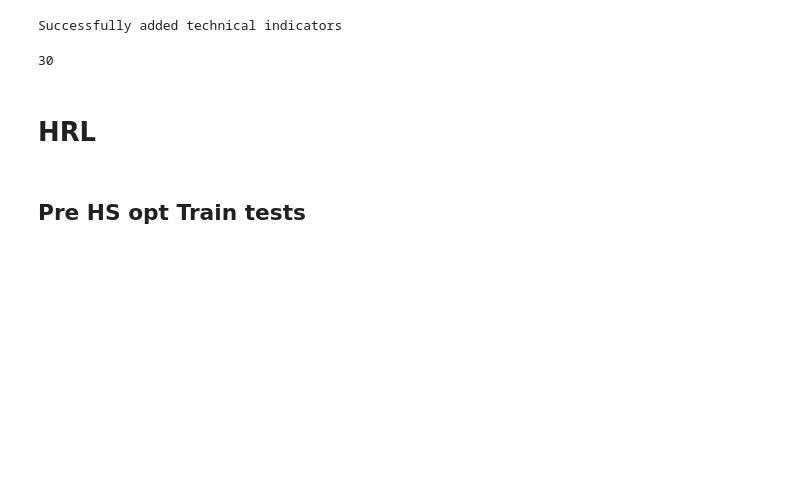
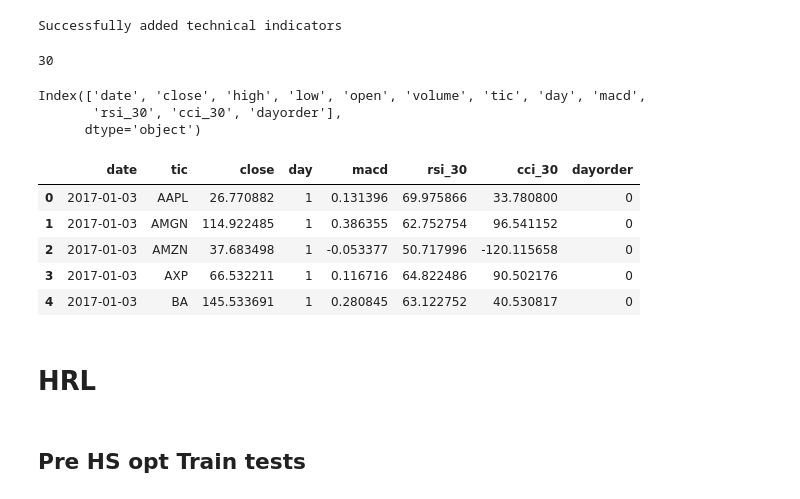
Before and after one commit to andoniiribarren/HRL_MAML_StockTrading, a Jupyter notebook: demo/test_demo_HRL.ipynb, the cells around one changed output. Drawn from its saved outputs; the diff is of its cells as text; code cells hidden in the pictures; blank space fills up the shorter version.

```diff
--- a/demo/test_demo_HRL.ipynb
+++ b/demo/test_demo_HRL.ipynb
@@ -78,6 +78,23 @@ df_test = processed[processed.date >= TEST_START_DATE]
 
 df_train["dayorder"] = df_train["date"].astype("category").cat.codes
 df_test["dayorder"] = df_test["date"].astype("category").cat.codes
+# %%
+df_train.columns
+# %% [output]
+Index(['date', 'close', 'high', 'low', 'open', 'volume', 'tic', 'day', 'macd',
+       'rsi_30', 'cci_30', 'dayorder'],
+      dtype='object')
+# %%
+df_train[['date', 'tic','close',  'day', 'macd','rsi_30', 'cci_30', 'dayorder']].head(
+
+)
+# %% [output]
+|  | date | tic | close | day | macd | rsi_30 | cci_30 | dayorder |
+| 0 | 2017-01-03 | AAPL | 26.770882 | 1 | 0.131396 | 69.975866 | 33.780800 | 0 |
+| 1 | 2017-01-03 | AMGN | 114.922485 | 1 | 0.386355 | 62.752754 | 96.541152 | 0 |
+| 2 | 2017-01-03 | AMZN | 37.683498 | 1 | -0.053377 | 50.717996 | -120.115658 | 0 |
+| 3 | 2017-01-03 | AXP | 66.532211 | 1 | 0.116716 | 64.822486 | 90.502176 | 0 |
+| 4 | 2017-01-03 | BA | 145.533691 | 1 | 0.280845 | 63.122752 | 40.530817 | 0 |
 # %% [markdown]
 # HRL
 # %% [markdown]
```
Also changed, not shown: 22 other files.
